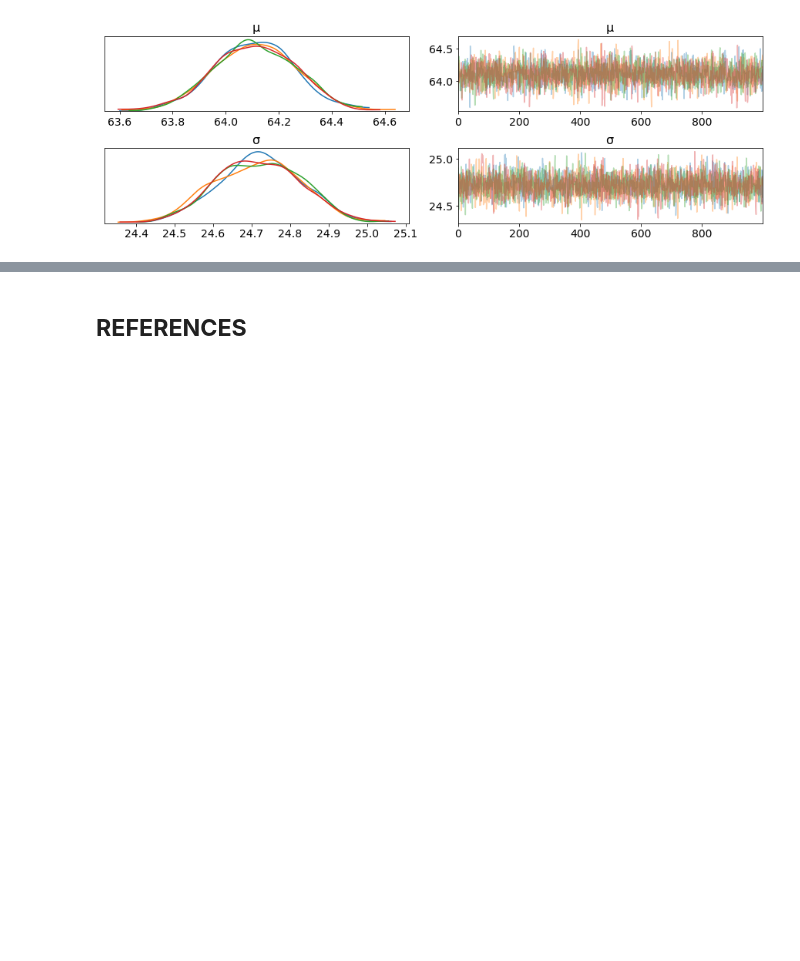
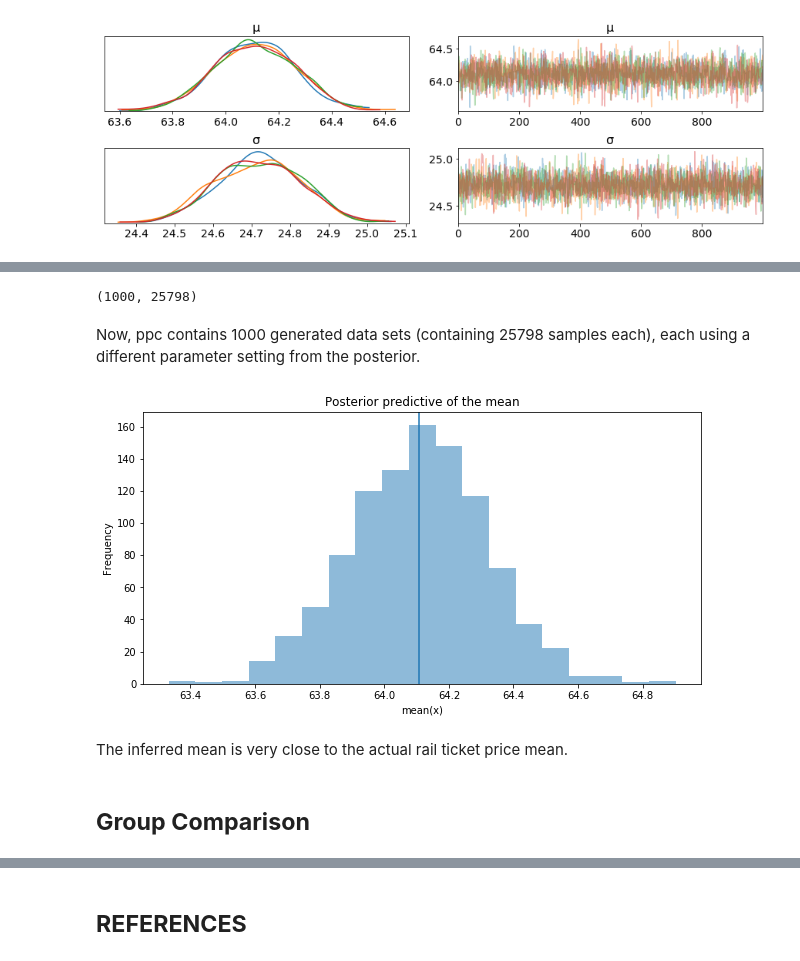
Before and after one commit to erikapat/ML_ALGORITHMS_TEST, a Jupyter notebook: BayesianModels/uncertainty.ipynb, the cells around one changed output, grey strips where cells are left out. Cells and saved outputs as stored; diff of their text form; code cells hidden in the pictures; blank space fills up the shorter version.

```diff
--- a/BayesianModels/uncertainty.ipynb
+++ b/BayesianModels/uncertainty.ipynb
@@ -140,0 +195,18 @@ az.plot_trace(trace_g);
+# %%
+ppc = pm.sample_posterior_predictive(trace_g, samples=1000, model=model_g)
+np.asarray(ppc['y']).shape
+# %% [output]
+(1000, 25798)
+# %% [markdown]
+Now, ppc contains 1000 generated data sets (containing 25798 samples each), each using a different parameter setting from the posterior.
+# %%
+_, ax = plt.subplots(figsize=(10, 5))
+ax.hist([y.mean() for y in ppc['y']], bins=19, alpha=0.5)
+ax.axvline(data.price.mean())
+ax.set(title='Posterior predictive of the mean', xlabel='mean(x)', ylabel='Frequency');
+# %% [output]
+[figure, added]
+# %% [markdown]
+The inferred mean is very close to the actual rail ticket price mean.
+# %% [markdown]
+## **Group Comparison**
```
Also changed, not shown: parts of 32 cells of this notebook.
